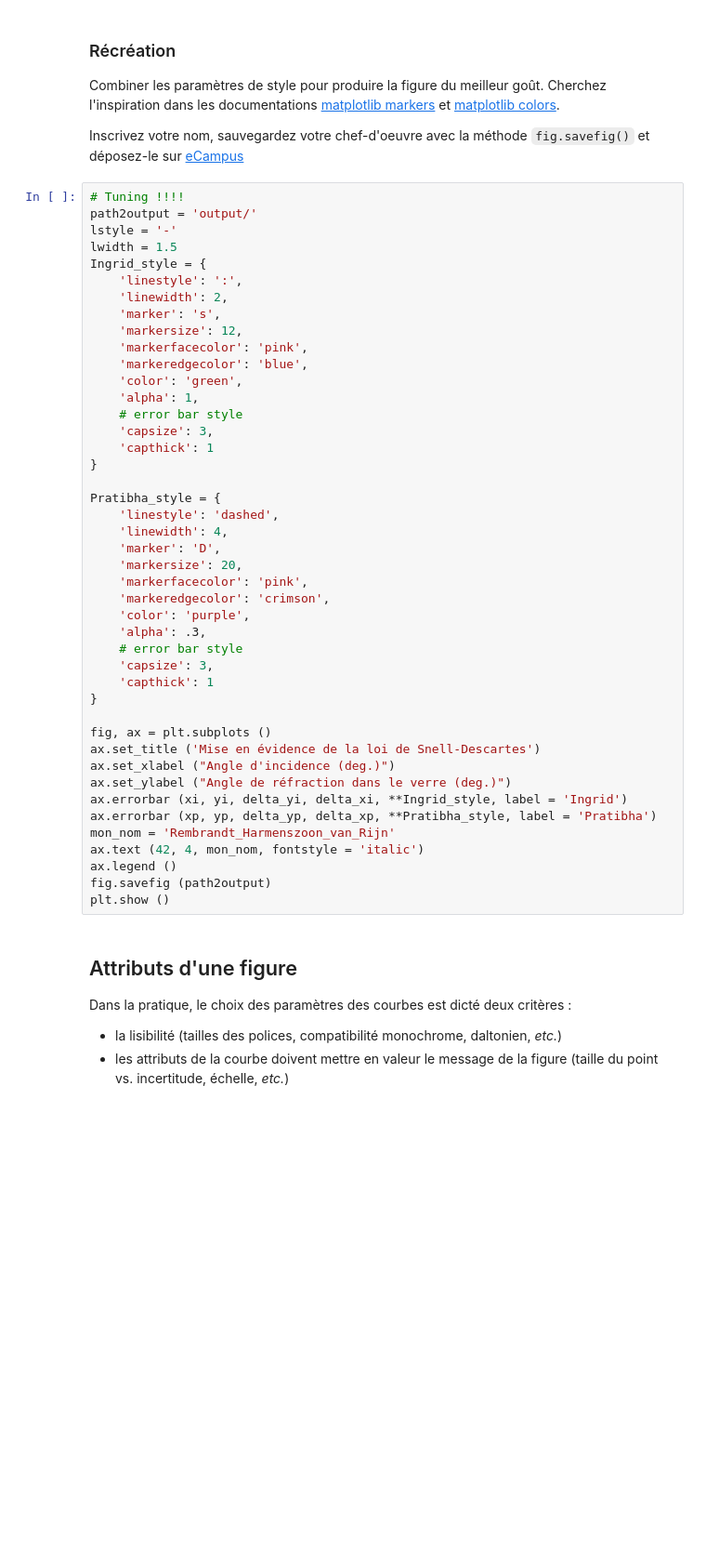
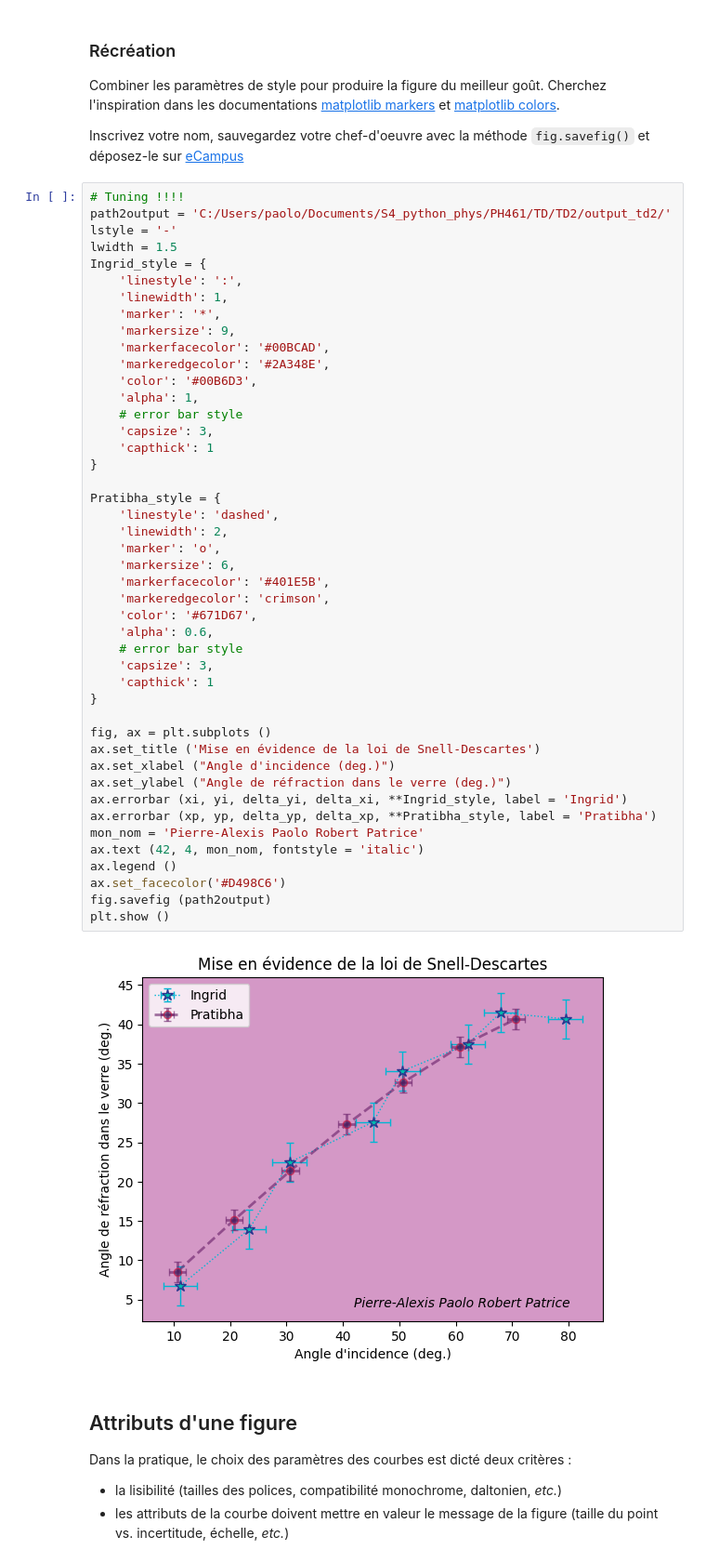
Before and after one commit to Paol06/S4_python_phys, a Jupyter notebook: PH461/TD/TD2/Ch2_affichage_de_donnees.ipynb, the cells around one changed output. Shown at 93% size. Cells and saved outputs as stored; diff of their text form; blank space fills up the shorter version.

```diff
--- a/PH461/TD/TD2/Ch2_affichage_de_donnees.ipynb
+++ b/PH461/TD/TD2/Ch2_affichage_de_donnees.ipynb
@@ -558,48 +597,51 @@ et
 Inscrivez votre nom, sauvegardez votre chef-d'oeuvre avec la méthode `fig.savefig()` et déposez-le sur [eCampus](https://ecampus.paris-saclay.fr/mod/assign/view.php?id=2371357)
 # %%
 # Tuning !!!!
-path2output = 'output/'
+path2output = 'C:/Users/paolo/Documents/S4_python_phys/PH461/TD/TD2/output_td2/'
 lstyle = '-'
 lwidth = 1.5
 Ingrid_style = {
     'linestyle': ':',
-    'linewidth': 2,
-    'marker': 's',
-    'markersize': 12,
-    'markerfacecolor': 'pink',
-    'markeredgecolor': 'blue',
-    'color': 'green',
+    'linewidth': 1,
+    'marker': '*',
+    'markersize': 9,
+    'markerfacecolor': '#00BCAD',
+    'markeredgecolor': '#2A348E',
+    'color': '#00B6D3',
     'alpha': 1,
     # error bar style
     'capsize': 3,
     'capthick': 1
 }
 
 Pratibha_style = {
     'linestyle': 'dashed',
-    'linewidth': 4,
-    'marker': 'D',
-    'markersize': 20,
-    'markerfacecolor': 'pink',
+    'linewidth': 2,
+    'marker': 'o',
+    'markersize': 6,
+    'markerfacecolor': '#401E5B',
     'markeredgecolor': 'crimson',
-    'color': 'purple',
-    'alpha': .3,
+    'color': '#671D67',
+    'alpha': 0.6,
     # error bar style
     'capsize': 3,
     'capthick': 1
 }
 
 fig, ax = plt.subplots ()
 ax.set_title ('Mise en évidence de la loi de Snell-Descartes')
 ax.set_xlabel ("Angle d'incidence (deg.)")
 ax.set_ylabel ("Angle de réfraction dans le verre (deg.)")
 ax.errorbar (xi, yi, delta_yi, delta_xi, **Ingrid_style, label = 'Ingrid')
 ax.errorbar (xp, yp, delta_yp, delta_xp, **Pratibha_style, label = 'Pratibha')
-mon_nom = 'Rembrandt_Harmenszoon_van_Rijn'
+mon_nom = 'Pierre-Alexis Paolo Robert Patrice'
 ax.text (42, 4, mon_nom, fontstyle = 'italic')
 ax.legend ()
+ax.set_facecolor('#D498C6')
 fig.savefig (path2output)
 plt.show ()
+# %% [output]
+[figure, added]
 # %% [markdown]
 ## Attributs d'une figure
 Dans la pratique, le choix des paramètres des courbes est dicté deux critères :
```
Also changed, not shown: parts of 21 cells of this notebook, 2 other files.
